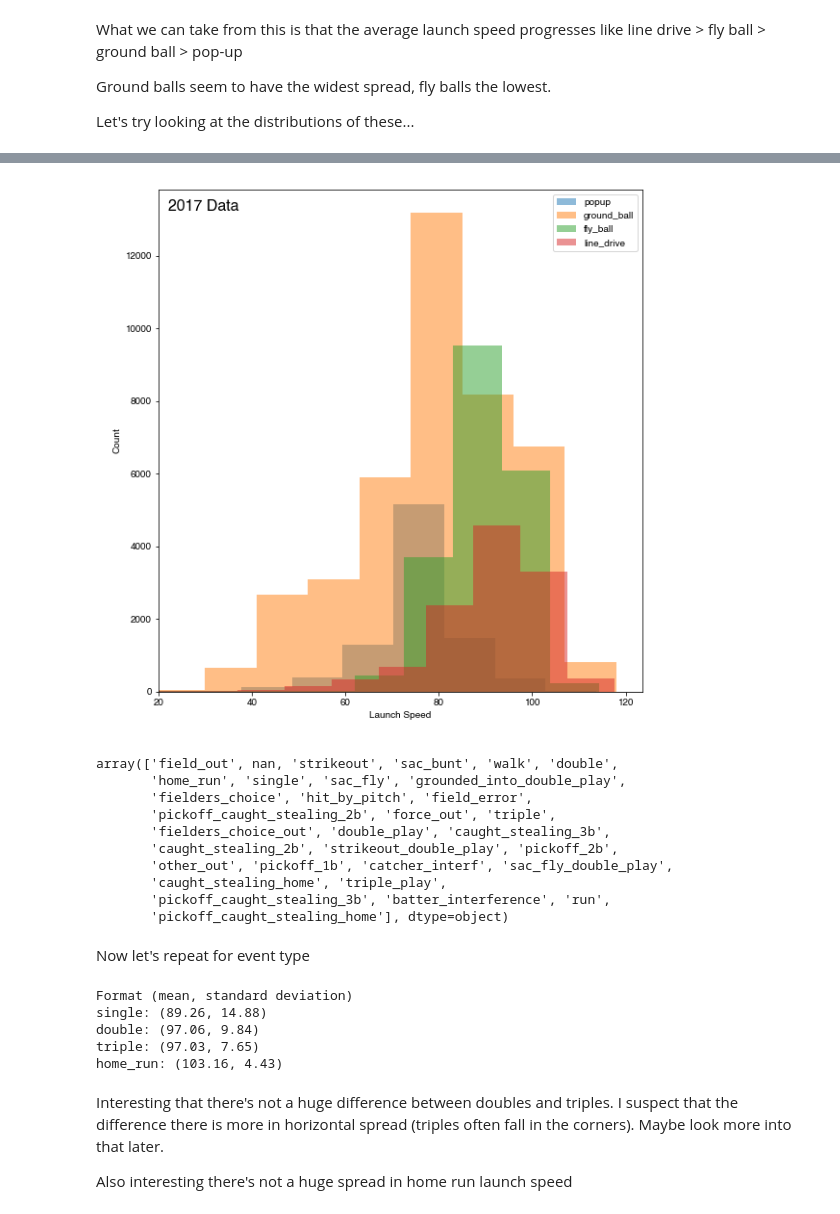
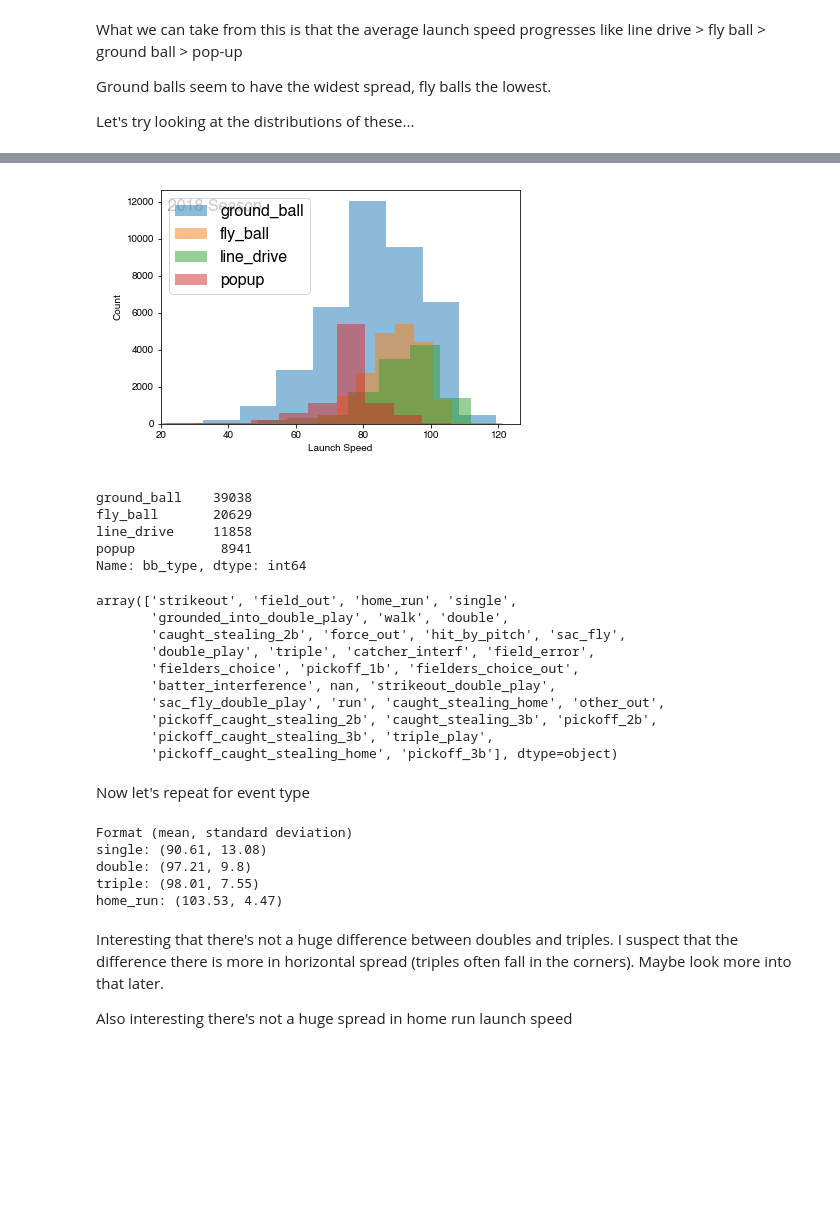
Before and after one commit to tjburch/baseball-studies, a Jupyter notebook: notebooks/explore_pybaseball.ipynb, the cells around one changed output, grey strips where cells are left out. Drawn from its saved outputs; the diff is of its cells as text; code cells hidden in the pictures; blank space fills up the shorter version.

```diff
--- a/notebooks/explore_pybaseball.ipynb
+++ b/notebooks/explore_pybaseball.ipynb
@@ -16,6 +17,6 @@ saveDir = '../run/explore/'
 # %% [markdown]
 ### Load up 2017 data
 # %%
-data = statcast(start_dt='2017-04-02', end_dt='2017-10-01')
+data = statcast(start_dt='2018-03-29', end_dt='2018-10-01')
 # %% [output]
 This is a large query, it may take a moment to complete
@@ -74,3 +76,8 @@ data.describe()
+# %%
+# drop bunts
+data.dropna(subset=['des'])
+data['des'].str.contains('bunt')
+data = data[data['des'].str.contains('bunt')==False]
 # %% [markdown]
 ### Into the numbers
 
@@ -127,34 +134,42 @@ def plot_by_type(bb_type, df):
 # %%
 sns.color_palette('colorblind')
 bb_types = data.bb_type.dropna().unique()
 for bb_type in bb_types:
     plot_by_type(bb_type, df_plotting)
 leg = plt.legend(bb_types)
 
 plt.xlabel('Launch Speed')
 plt.ylabel('Count')
 # This line doesn't work for some reason...
-plt.annotate('2017 Data', xy=(0.65,0.5), textcoords='figure fraction', fontsize=16)
+plt.annotate('2018 Season', xy=(0.65,0.5), textcoords='figure fraction', fontsize=16)
 ax = plt.gca()
 ax.set_xlim(xmin=20)
-plt.annotate('2017 Data', xy=(22,13250), fontsize=16)
+plt.annotate('2018 Season', xy=(22,11500), fontsize=16)
 plt.tight_layout()
 plt.savefig(saveDir+'LS_bbtype_hist')
 # %% [output]
-[figure, old version]
+[figure, new version]
+# %%
+df_plotting.bb_type.value_counts()
+# %% [output]
+ground_ball    39038
+fly_ball       20629
+line_drive     11858
+popup           8941
+Name: bb_type, dtype: int64
 # %%
 data.events.unique()
 # %% [output]
-array(['field_out', nan, 'strikeout', 'sac_bunt', 'walk', 'double',
-       'home_run', 'single', 'sac_fly', 'grounded_into_double_play',
-       'fielders_choice', 'hit_by_pitch', 'field_error',
-       'pickoff_caught_stealing_2b', 'force_out', 'triple',
-       'fielders_choice_out', 'double_play', 'caught_stealing_3b',
-       'caught_stealing_2b', 'strikeout_double_play', 'pickoff_2b',
-       'other_out', 'pickoff_1b', 'catcher_interf', 'sac_fly_double_play',
-       'caught_stealing_home', 'triple_play',
-       'pickoff_caught_stealing_3b', 'batter_interference', 'run',
-       'pickoff_caught_stealing_home'], dtype=object)
+array(['strikeout', 'field_out', 'home_run', 'single',
+       'grounded_into_double_play', 'walk', 'double',
+       'caught_stealing_2b', 'force_out', 'hit_by_pitch', 'sac_fly',
+       'double_play', 'triple', 'catcher_interf', 'field_error',
+       'fielders_choice', 'pickoff_1b', 'fielders_choice_out',
+       'batter_interference', nan, 'strikeout_double_play',
+       'sac_fly_double_play', 'run', 'caught_stealing_home', 'other_out',
+       'pickoff_caught_stealing_2b', 'caught_stealing_3b', 'pickoff_2b',
+       'pickoff_caught_stealing_3b', 'triple_play',
+       'pickoff_caught_stealing_home', 'pickoff_3b'], dtype=object)
 # %% [markdown]
 Now let's repeat for event type
 # %%
@@ -174,10 +189,10 @@ for event in on_base:
     print "{0}: {1}".format(event, launch_speed_by_eventtype(event, data))
 # %% [output]
 Format (mean, standard deviation)
-single: (89.26, 14.88)
-double: (97.06, 9.84)
-triple: (97.03, 7.65)
-home_run: (103.16, 4.43)
+single: (90.61, 13.08)
+double: (97.21, 9.8)
+triple: (98.01, 7.55)
+home_run: (103.53, 4.47)
 # %% [markdown]
 Interesting that there's not a huge difference between doubles and triples. I suspect that the difference there is more in horizontal spread (triples often fall in the corners). Maybe look more into that later.
 
```
Also changed, not shown: parts of 16 cells of this notebook.
